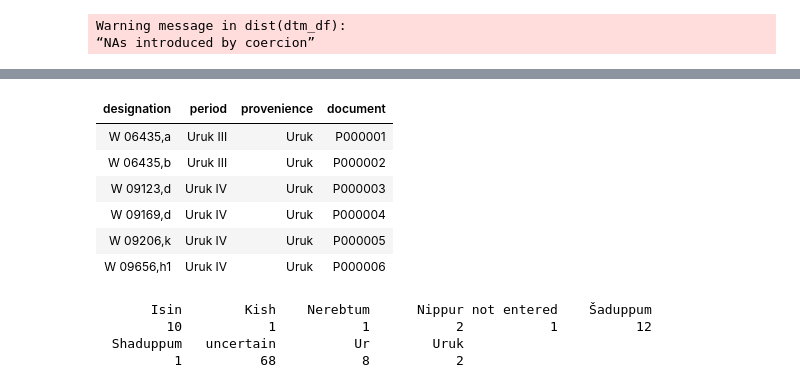
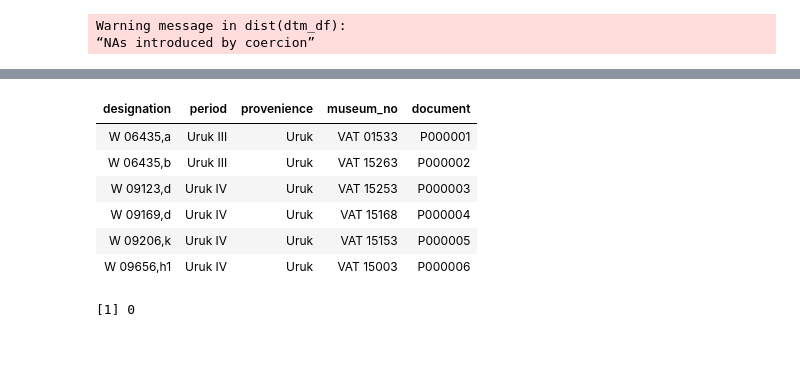
Before and after one commit to ErinBecker/digital-humanities-phylogenetics, a Jupyter notebook: scripts/05_analyze_DTM_R.ipynb, the cells around one changed output, grey strips where cells are left out. Saved outputs shown, nothing was run; the diff lists cells and outputs as text; code cells hidden in the pictures; blank space fills up the shorter version.

```diff
--- a/scripts/05_analyze_DTM_R.ipynb
+++ b/scripts/05_analyze_DTM_R.ipynb
@@ -201,26 +388,23 @@ The file `data/metadata/dcclt-meta.csv` contains some metadata, including docume
 # %%
 # Bring in metadata
-ids = read.csv("../data/metadata/dcclt_meta.csv")
-ids$document = ids$X
-ids$X = NULL
-head(ids)
+metadata = read.csv("../data/metadata/dcclt_cat.csv")
+metadata$document = metadata$X
+metadata$X = NULL
+head(metadata)
 # %% [output]
-| designation | period | provenience | document |
-| W 06435,a | Uruk III | Uruk | P000001 |
-| W 06435,b | Uruk III | Uruk | P000002 |
-| W 09123,d | Uruk IV | Uruk | P000003 |
-| W 09169,d | Uruk IV | Uruk | P000004 |
-| W 09206,k | Uruk IV | Uruk | P000005 |
-| W 09656,h1 | Uruk IV | Uruk | P000006 |
+| designation | period | provenience | museum_no | document |
+| W 06435,a | Uruk III | Uruk | VAT 01533 | P000001 |
+| W 06435,b | Uruk III | Uruk | VAT 15263 | P000002 |
+| W 09123,d | Uruk IV | Uruk | VAT 15253 | P000003 |
+| W 09169,d | Uruk IV | Uruk | VAT 15168 | P000004 |
+| W 09206,k | Uruk IV | Uruk | VAT 15153 | P000005 |
+| W 09656,h1 | Uruk IV | Uruk | VAT 15003 | P000006 |
-# %%
-# Add provenance information to dtm_df
-dtm_df = merge(dtm_df, ids, by = "document")
-dtm_df$provenience = droplevels(dtm_df)$provenience
-table(dtm_df$provenience)
-# %% [output]
-       Isin        Kish    Nerebtum      Nippur not entered    Šaduppum
-         10           1           1           2           1          12
-  Shaduppum   uncertain          Ur        Uruk
-          1          68           8           2
+# %%
+# Drop metadata for documents not in this dataset
+docs = unique(rownames(all_pairs_SI_wide))
+metadata = metadata[which(metadata$document %in% docs),]
+nrow(metadata)
+# %% [output]
+[1] 0
 # %%
 # Add colors to dendrogram by provenance
```
Also changed, not shown: parts of 59 cells of this notebook.
